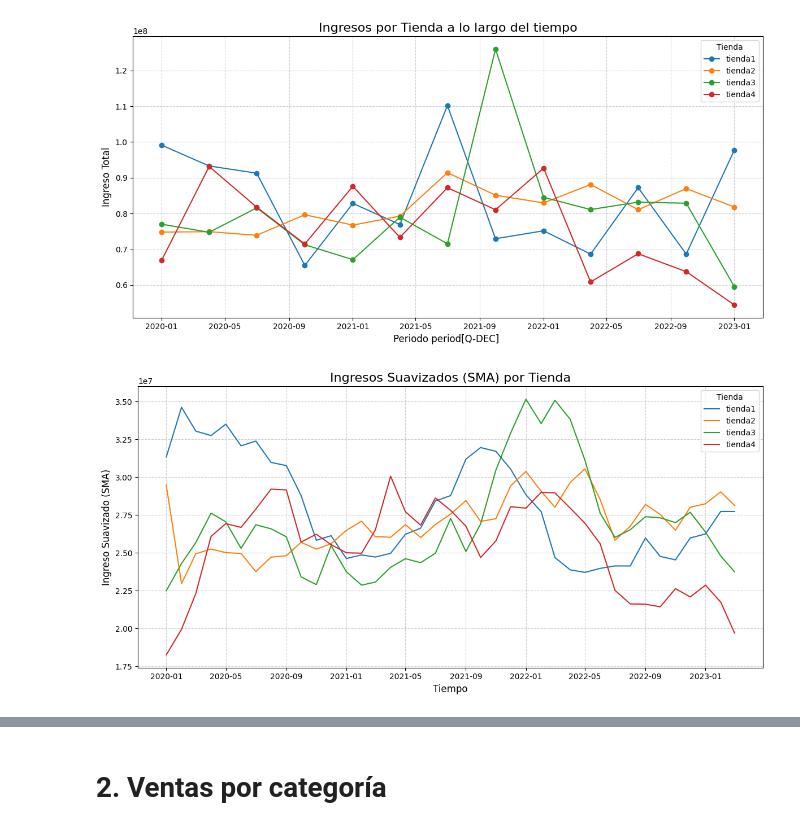
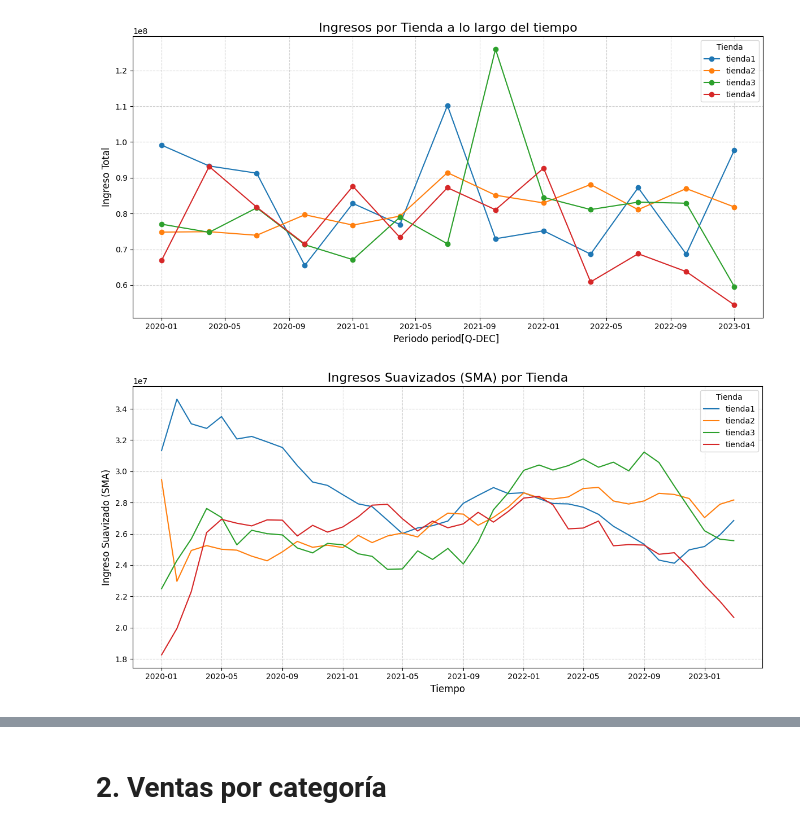
Before and after one commit to JCSR2022/challenge1-data-science-Alura, a Jupyter notebook: AluraStoreLatam.ipynb, the cells around one changed output, grey strips where cells are left out. Cells and saved outputs as stored; diff of their text form; code cells hidden in the pictures.

```diff
--- a/AluraStoreLatam.ipynb
+++ b/AluraStoreLatam.ipynb
@@ -564,32 +566,32 @@ def graficar_SMA(df_suavizado):
     ----------
     df_suavizado : DataFrame
         Debe contener las columnas:
         'Tienda', 'time', 'SMA'
         (Salida de la función ingresos_suavizados)
     """
 
     columnas_req = ['Tienda', 'time', 'SMA']
     faltantes = [c for c in columnas_req if c not in df_suavizado.columns]
     if faltantes:
         raise ValueError(f"Faltan columnas necesarias para graficar: {faltantes}")
 
     plt.figure(figsize=(12, 6))
 
     # Graficar por tienda
     for tienda, df_t in df_suavizado.groupby('Tienda'):
         plt.plot(df_t['time'], df_t['SMA'], label=tienda)
 
     # Estética
     plt.title("Ingresos Suavizados (SMA) por Tienda", fontsize=16)
     plt.xlabel("Tiempo", fontsize=12)
     plt.ylabel("Ingreso Suavizado (SMA)", fontsize=12)
     plt.grid(True, linestyle='--', alpha=0.6)
     plt.legend(title="Tienda")
     plt.tight_layout()
     plt.show()
 
 df_ingresos_periodo = ingresos_por_tienda_y_tiempo(df_all,periodo="M")
-df_suavizado = ingresos_suavizados(df_ingresos_periodo, window=6)
+df_suavizado = ingresos_suavizados(df_ingresos_periodo, window=12)
 graficar_SMA(df_suavizado)
 # %% [output]
-[figure, old version]
+[figure, new version]
```
Also changed, not shown: parts of 25 cells of this notebook.
